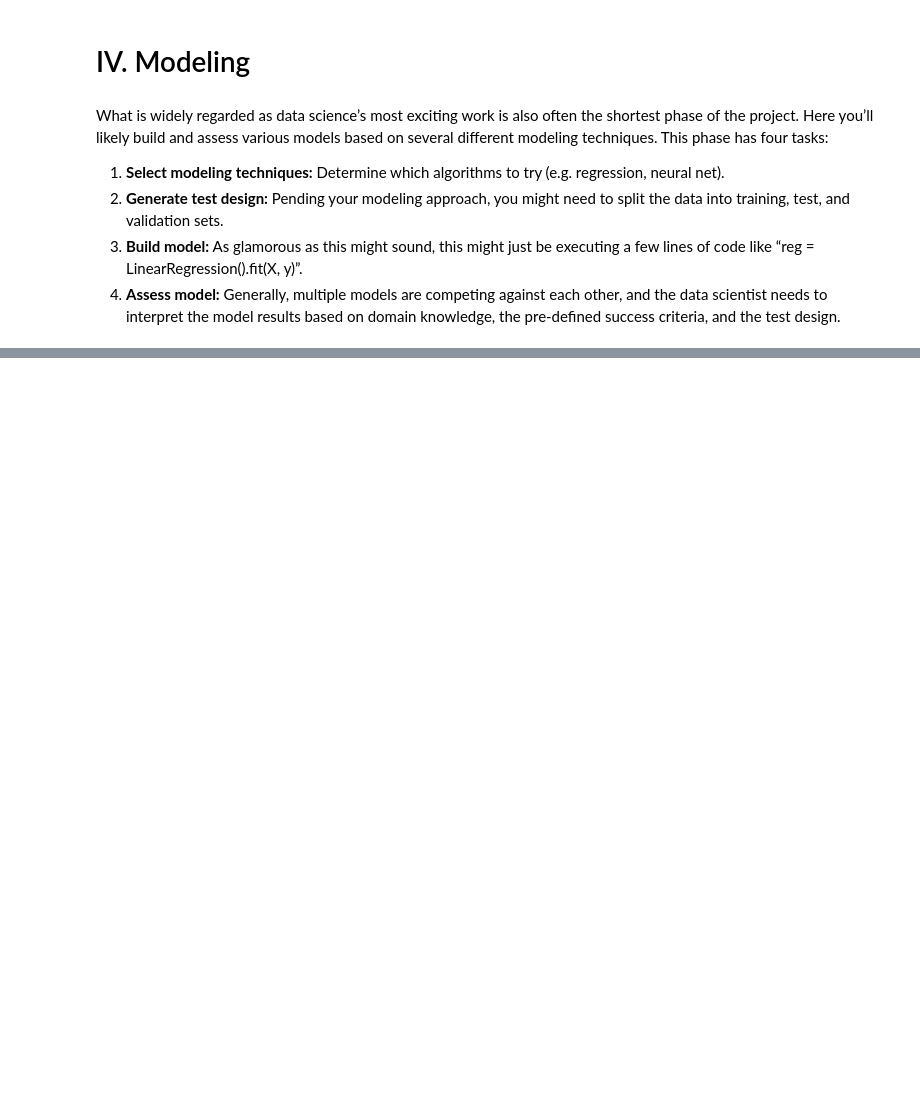
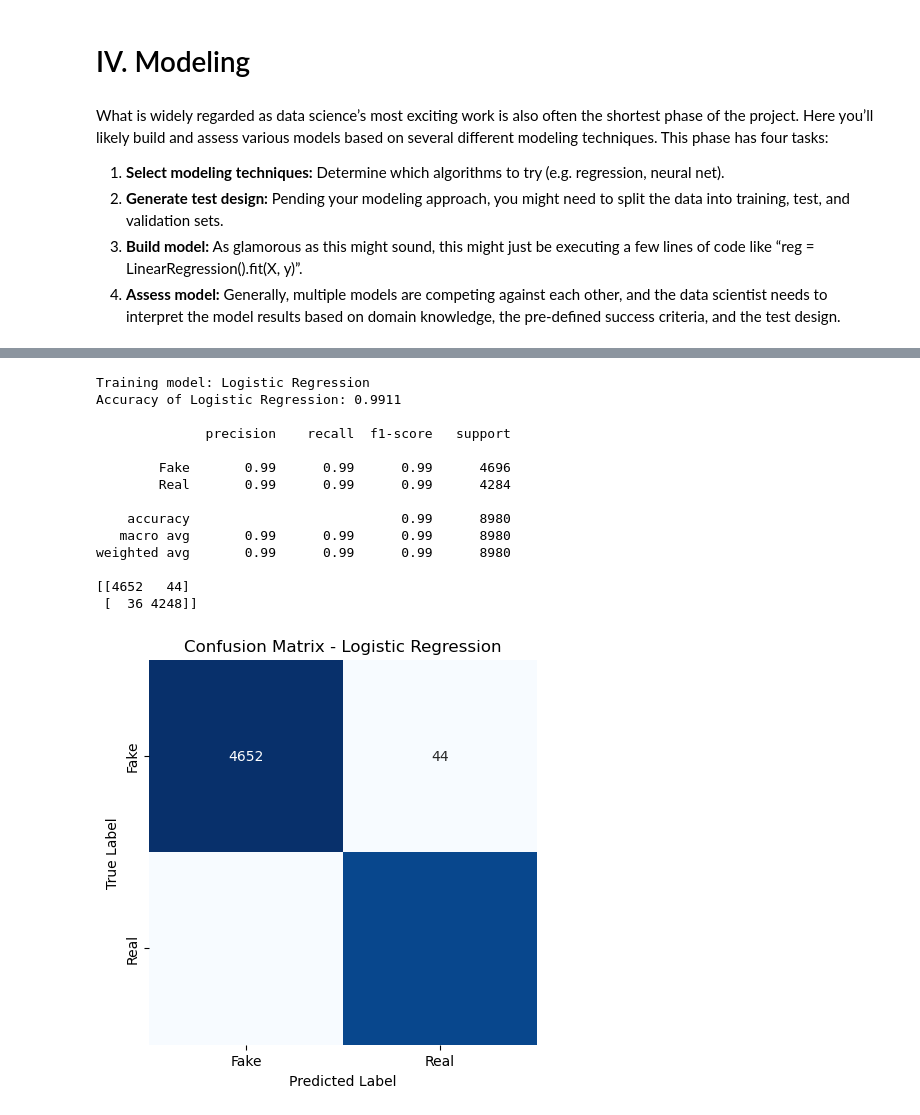
Before and after one commit to kamahTek/Machine-Learning, a Jupyter notebook: Supervised-Learning/Classification/Real-Fake-News/index.ipynb, the cells around one changed output, grey strips where cells are left out. Cells and saved outputs as stored; diff of their text form; code cells hidden in the pictures; blank space fills up the shorter version.

Commit message:
did modelling part. Commenced evaluation phase but hit a wall (ERROR)

```diff
--- a/Supervised-Learning/Classification/Real-Fake-News/index.ipynb
+++ b/Supervised-Learning/Classification/Real-Fake-News/index.ipynb
@@ -490,0 +514,12 @@ What is widely regarded as data science’s most exciting work is also often the
+# %%
+for name, model in models.items():
+
+    print(f"Training model: {name}")
+
+    # Fit the model on the training data
+    model.fit(X_train_vector, y_train)
+
+    # Evaluate the model on the test data
+    model_score = model.score(X_test_vector, y_test)
+
+    print(f"{name} Score: {model_score:.4f}\n")
@@ -490,0 +543,2 @@ What is widely regarded as data science’s most exciting work is also often the
+# %%
+results = []
@@ -490,0 +560,59 @@ What is widely regarded as data science’s most exciting work is also often the
+# %%
+for name, model in models.items():
+
+    print(f"Training model: {name}")
+
+    # Fit the model on the training data
+    model.fit(X_train_vector, y_train)
+
+    # Evaluate the model on the test data
+    model_score = model.score(X_test_vector, y_test)
+
+    # Make predictions
+    y_pred = model.predict(X_test_vector)
+
+    # Calculate accuracy
+    acc = accuracy_score(y_test, y_pred)
+    print(f"Accuracy of {name}: {acc:.4f} \n")
+
+    # Store result
+    results.append((name, acc))
+
+    # Print classification report
+    print(classification_report(y_test, y_pred, target_names=["Fake", "Real"]))
+
+    # Calculate the confusion matrix
+    cm = confusion_matrix(y_test, y_pred)
+    print(cm)
+
+    # Plot the confusion matrix
+    plt.figure(figsize=(5, 5))
+    sns.heatmap(cm, annot=True, fmt='d', cmap='Blues', cbar=False,
+                xticklabels=["Fake", "Real"],
+                yticklabels=["Fake", "Real"])
+    plt.xlabel('Predicted Label')
+    plt.ylabel('True Label')
+    plt.title(f"Confusion Matrix - {name}")
+    plt.show()
+
+
+    # cnf_matrix = confusion_matrix(y_test, y_pred)
+    # Visualize your confusion matrix
+    # disp = ConfusionMatrixDisplay(confusion_matrix=cnf_matrix)
+    # disp.plot()
+# %% [output]
+Training model: Logistic Regression
+Accuracy of Logistic Regression: 0.9911
+
+              precision    recall  f1-score   support
+
+        Fake       0.99      0.99      0.99      4696
+        Real       0.99      0.99      0.99      4284
+
+    accuracy                           0.99      8980
+   macro avg       0.99      0.99      0.99      8980
+weighted avg       0.99      0.99      0.99      8980
+
+[[4652   44]
+ [  36 4248]]
+[figure, added]
```
Also changed, not shown: parts of 10 cells of this notebook.
